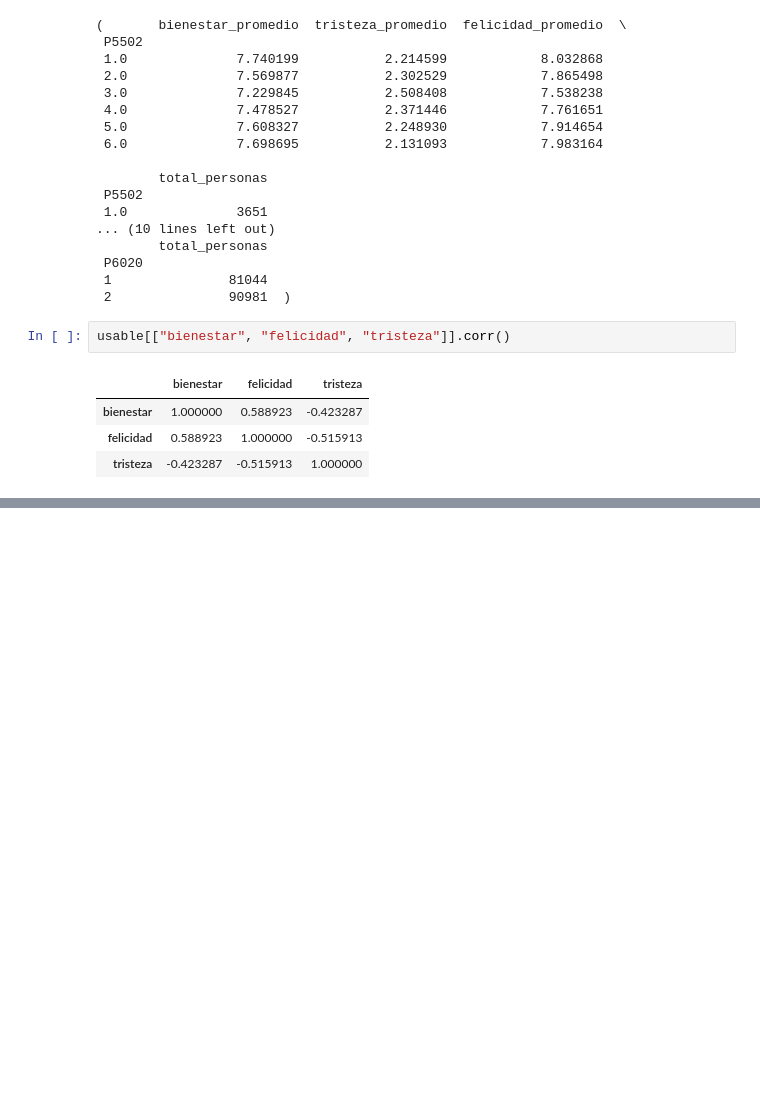
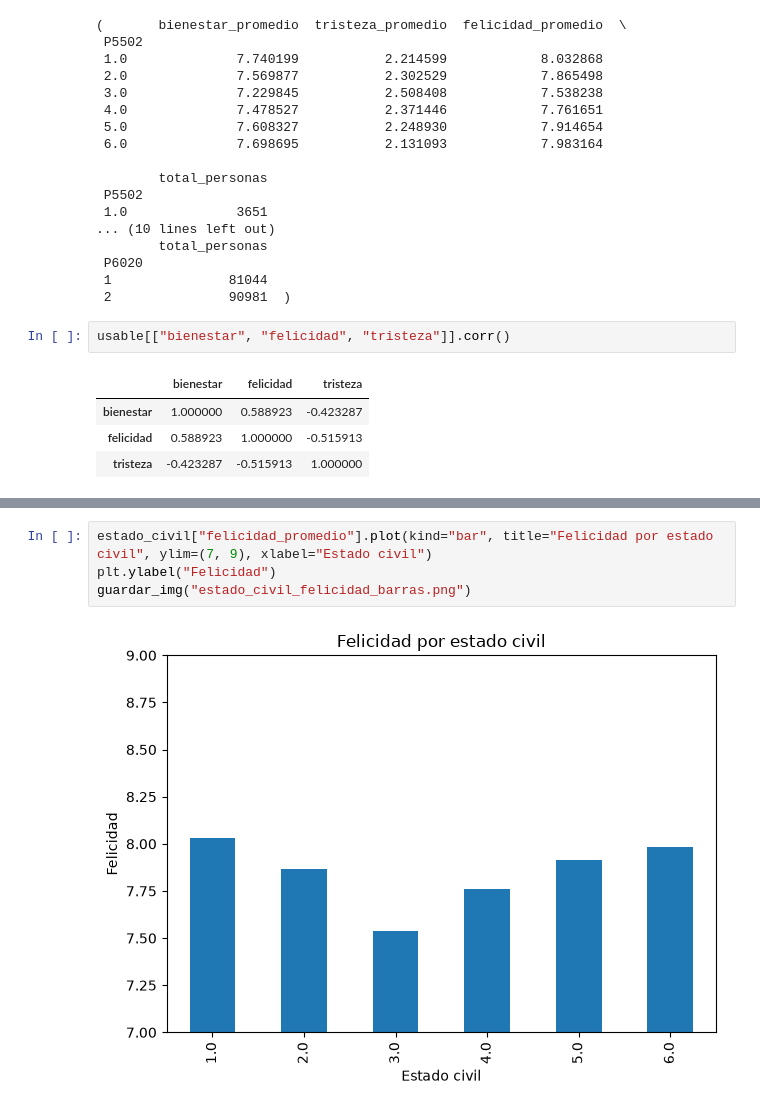
Before and after one commit to Sebast68h/PROYECTO-1-DATA, a Jupyter notebook: notebooks/Proyecto1.ipynb, the cells around one changed output, grey strips where cells are left out. Saved outputs shown, nothing was run; the diff lists cells and outputs as text; blank space fills up the shorter version.

```diff
--- a/notebooks/Proyecto1.ipynb
+++ b/notebooks/Proyecto1.ipynb
@@ -361,0 +362,6 @@ guardar_img("estado_civil_barras.png")
+# %%
+estado_civil["felicidad_promedio"].plot(kind="bar", title="Felicidad por estado civil", ylim=(7, 9), xlabel="Estado civil")
+plt.ylabel("Felicidad")
+guardar_img("estado_civil_felicidad_barras.png")
+# %% [output]
+[figure, added]
```
Also changed, not shown: parts of 3 cells of this notebook, 4 other files.
